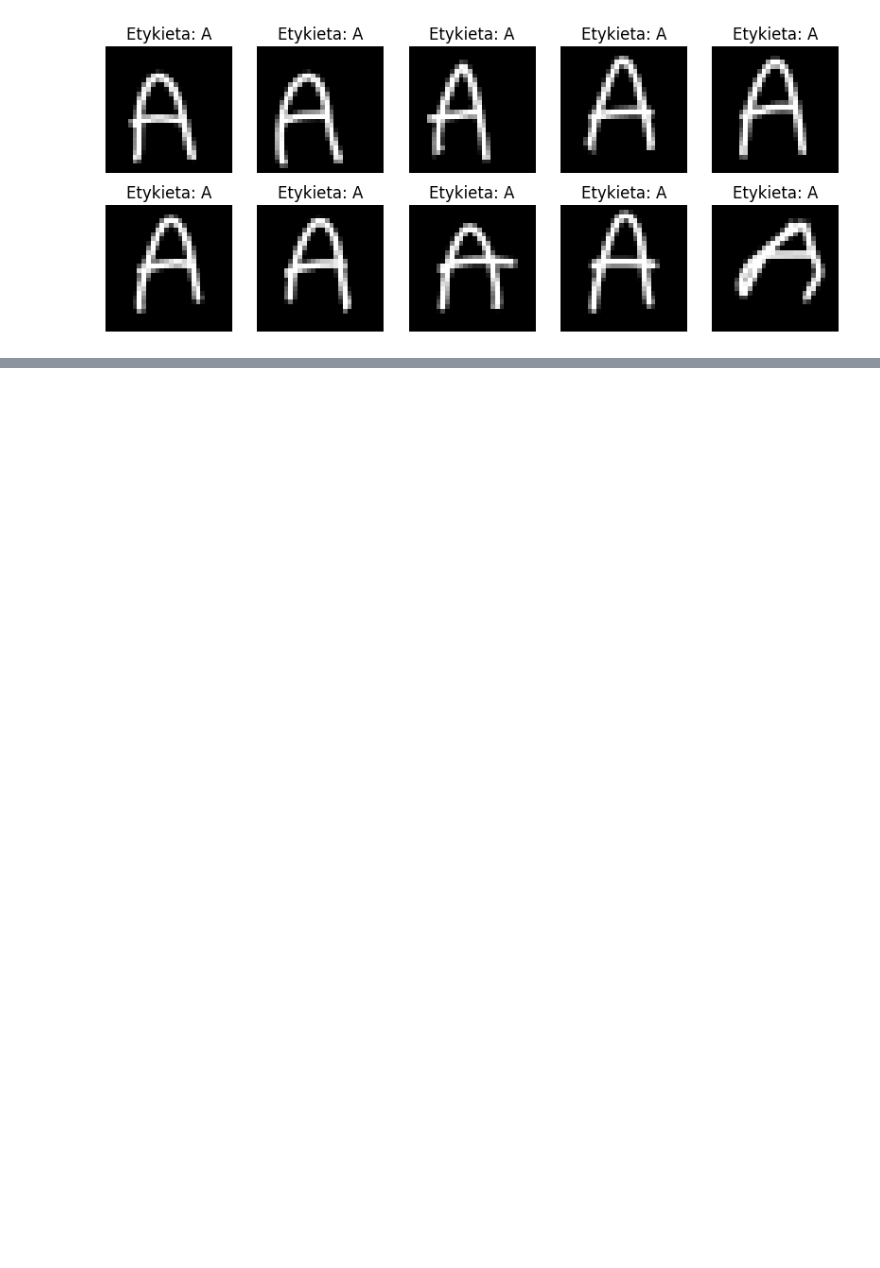
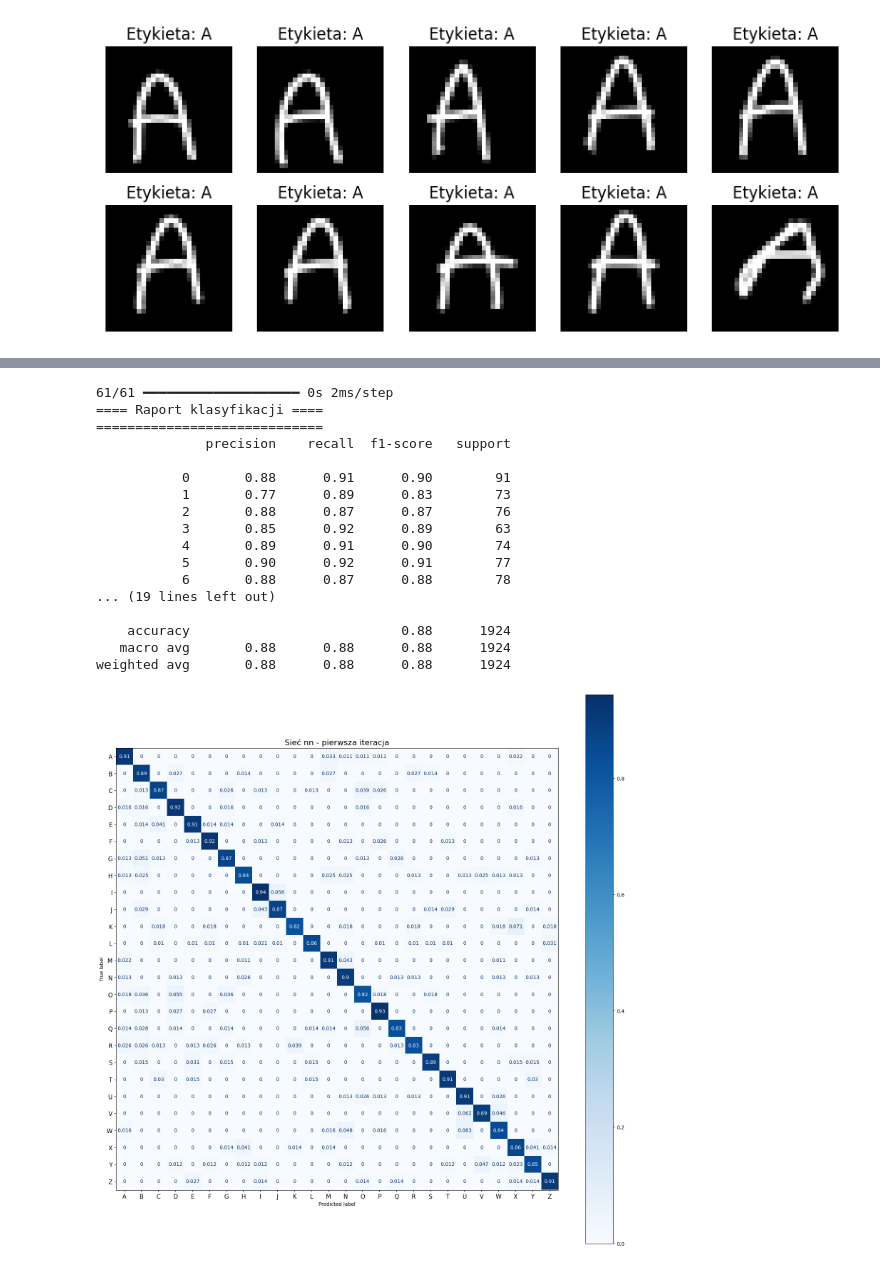
Before and after one commit to JustKoshi/litery_lacinskie_nn, a Jupyter notebook: Notatniki/projekt_notatnik.ipynb, the cells around one changed output, grey strips where cells are left out. Saved outputs shown, nothing was run; the diff lists cells and outputs as text; code cells hidden in the pictures; blank space fills up the shorter version.

```diff
--- a/Notatniki/projekt_notatnik.ipynb
+++ b/Notatniki/projekt_notatnik.ipynb
@@ -116,0 +280,46 @@ plt.show()
+# %%
+y_pred = model.predict(X_test)
+y_pred_max = np.argmax(y_pred, axis=1)
+y_test_max = np.argmax(y_test, axis=1)
+
+print("==== Raport klasyfikacji ====")
+print("=============================")
+
+report = classification_report(y_test_max, y_pred_max)
+print(report)
+
+labels = ['A', 'B', 'C', 'D', 'E', 'F', 'G', 'H', 'I', 'J', 'K', 'L', 'M', 'N', 'O', 'P', 'Q', 'R', 'S', 'T', 'U', 'V', 'W', 'X', 'Y', 'Z']
+matrix = confusion_matrix(y_test_max, y_pred_max, normalize='true')
+plt.figure(figsize=(20, 20))  # ustalenie czytelnego rozmiaru wykresu
+
+disp = ConfusionMatrixDisplay(matrix, display_labels=labels) #przekształcenie macierzy pomyłek z wersji tekstowej w wersje graficzną
+disp.plot(cmap=plt.cm.Blues, ax=plt.gca(), colorbar=True)
+
+#zwiększenie czcionki, by wykres był czytelny
+plt.xticks(fontsize=12)
+plt.yticks(fontsize=12)
+for text in disp.text_.ravel():
+    text.set_fontsize(10)
+
+
+plt.title("Sieć nn - pierwsza iteracja", fontsize=16)
+plt.show()
+# %% [output]
+61/61 ━━━━━━━━━━━━━━━━━━━━ 0s 2ms/step
+==== Raport klasyfikacji ====
+=============================
+              precision    recall  f1-score   support
+
+           0       0.88      0.91      0.90        91
+           1       0.77      0.89      0.83        73
+           2       0.88      0.87      0.87        76
+           3       0.85      0.92      0.89        63
+           4       0.89      0.91      0.90        74
+           5       0.90      0.92      0.91        77
+           6       0.88      0.87      0.88        78
+... (19 lines left out)
+
+    accuracy                           0.88      1924
+   macro avg       0.88      0.88      0.88      1924
+weighted avg       0.88      0.88      0.88      1924
+[figure, added]
```
Also changed, not shown: parts of 16 cells of this notebook.
